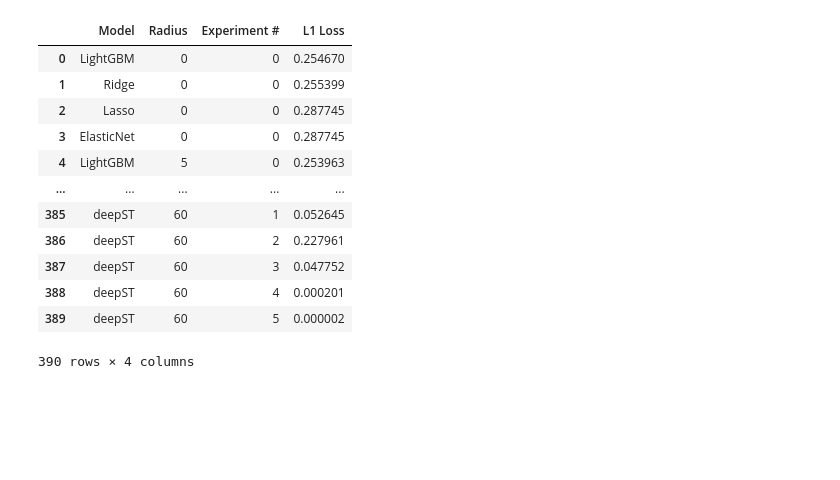
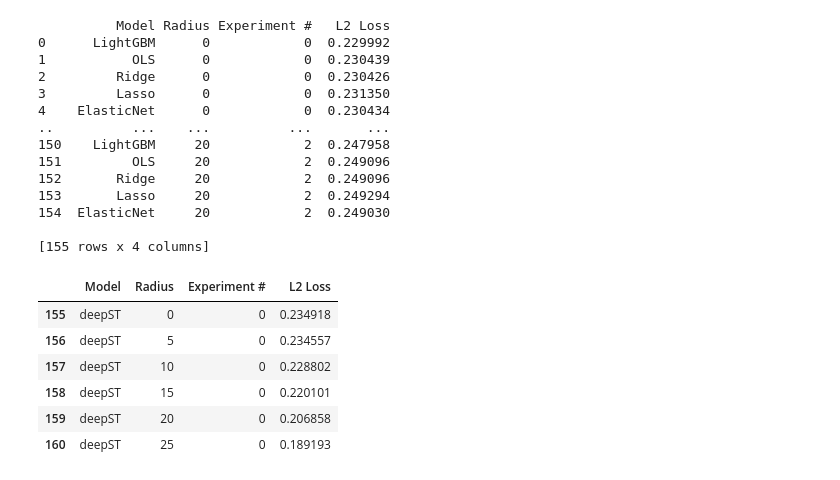
Before and after one commit to prob-ml/spice, a Jupyter notebook: examples/static/SyntheticResults.ipynb, the cells around one changed output. Drawn from its saved outputs; the diff is of its cells as text; code cells hidden in the pictures; blank space fills up the shorter version.

```diff
--- a/examples/static/SyntheticResults.ipynb
+++ b/examples/static/SyntheticResults.ipynb
@@ -189,10 +238,3 @@ test_loss_rad_dict
-# %%
-test_loss_rad_dict = {str(k): v for k,v in test_loss_rad_dict.items()}
-
-import json
-
-with open('../deepST_synthetic_results.json', 'w') as deepST:
-    json.dump(test_loss_rad_dict, deepST)
 # %%
 import json
 
@@ -226,45 +273,55 @@ linear_models_dict
 # %%
 # create dataframe
 import pandas as pd
 
 # linear models + XGBoost
-data = pd.DataFrame(columns=['Model', 'Radius', 'Experiment #', 'L1 Loss'])
+data = pd.DataFrame(columns=['Model', 'Radius', 'Experiment #', 'L2 Loss'])
 for k,v in linear_models_dict.items():
     k = k.split()
     entry = pd.DataFrame.from_dict({
         'Model': [k[0]],
         'Radius': [int(k[1])],
         'Experiment #': [int(k[2])],
-        'L1 Loss': [v]
+        'L2 Loss': [v]
     })
     data = pd.concat([data, entry], ignore_index=True)
 
-# deepST
+print(data)
+
+
 for k,v in test_loss_rad_dict.items():
     k = eval(k)
     entry = pd.DataFrame.from_dict({
         'Model': 'deepST',
         'Radius': [k[0]],
         'Experiment #': [k[1]],
-        'L1 Loss': [v]
+        'L2 Loss': [min(v.values())]
     })
     data = pd.concat([data, entry], ignore_index=True)
 
-data
+data[data["Model"] == "deepST"]
 # %% [output]
+          Model Radius Experiment #   L2 Loss
+0      LightGBM      0            0  0.229992
+1           OLS      0            0  0.230439
+2         Ridge      0            0  0.230426
+3         Lasso      0            0  0.231350
+4    ElasticNet      0            0  0.230434
+..          ...    ...          ...       ...
+150    LightGBM     20            2  0.247958
+151         OLS     20            2  0.249096
+152       Ridge     20            2  0.249096
+153       Lasso     20            2  0.249294
+154  ElasticNet     20            2  0.249030
+
+[155 rows x 4 columns]
-|  | Model | Radius | Experiment # | L1 Loss |
-| 0 | LightGBM | 0 | 0 | 0.254670 |
-| 1 | Ridge | 0 | 0 | 0.255399 |
-| 2 | Lasso | 0 | 0 | 0.287745 |
-| 3 | ElasticNet | 0 | 0 | 0.287745 |
-| 4 | LightGBM | 5 | 0 | 0.253963 |
-| ... | ... | ... | ... | ... |
-| 385 | deepST | 60 | 1 | 0.052645 |
-| 386 | deepST | 60 | 2 | 0.227961 |
-| 387 | deepST | 60 | 3 | 0.047752 |
-| 388 | deepST | 60 | 4 | 0.000201 |
-| 389 | deepST | 60 | 5 | 0.000002 |
+|  | Model | Radius | Experiment # | L2 Loss |
+| 155 | deepST | 0 | 0 | 0.234918 |
+| 156 | deepST | 5 | 0 | 0.234557 |
+| 157 | deepST | 10 | 0 | 0.228802 |
+| 158 | deepST | 15 | 0 | 0.220101 |
+| 159 | deepST | 20 | 0 | 0.206858 |
+| 160 | deepST | 25 | 0 | 0.189193 |
-390 rows × 4 columns
 # %%
 import seaborn as sns
 import matplotlib.pyplot as plt
```
Also changed, not shown: parts of 11 cells of this notebook, 45 other files.
